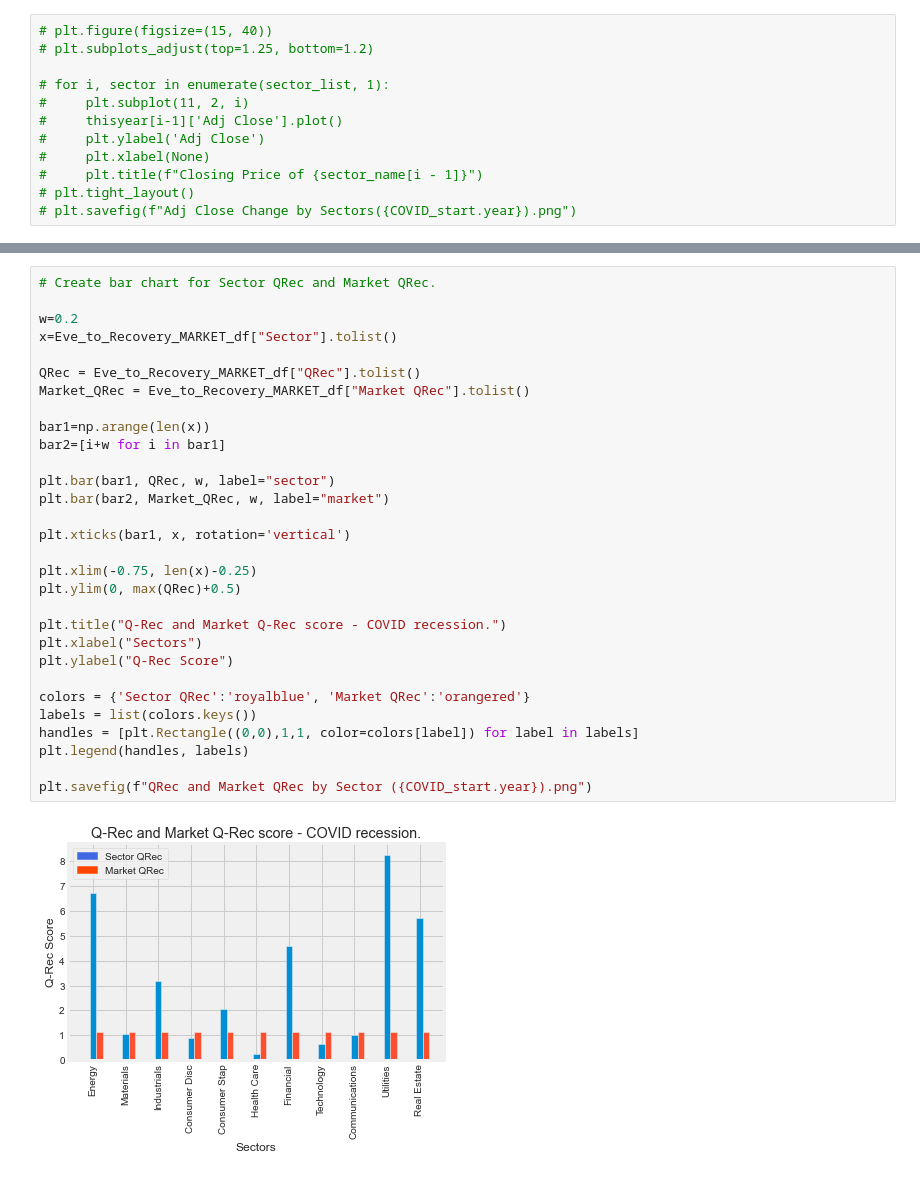
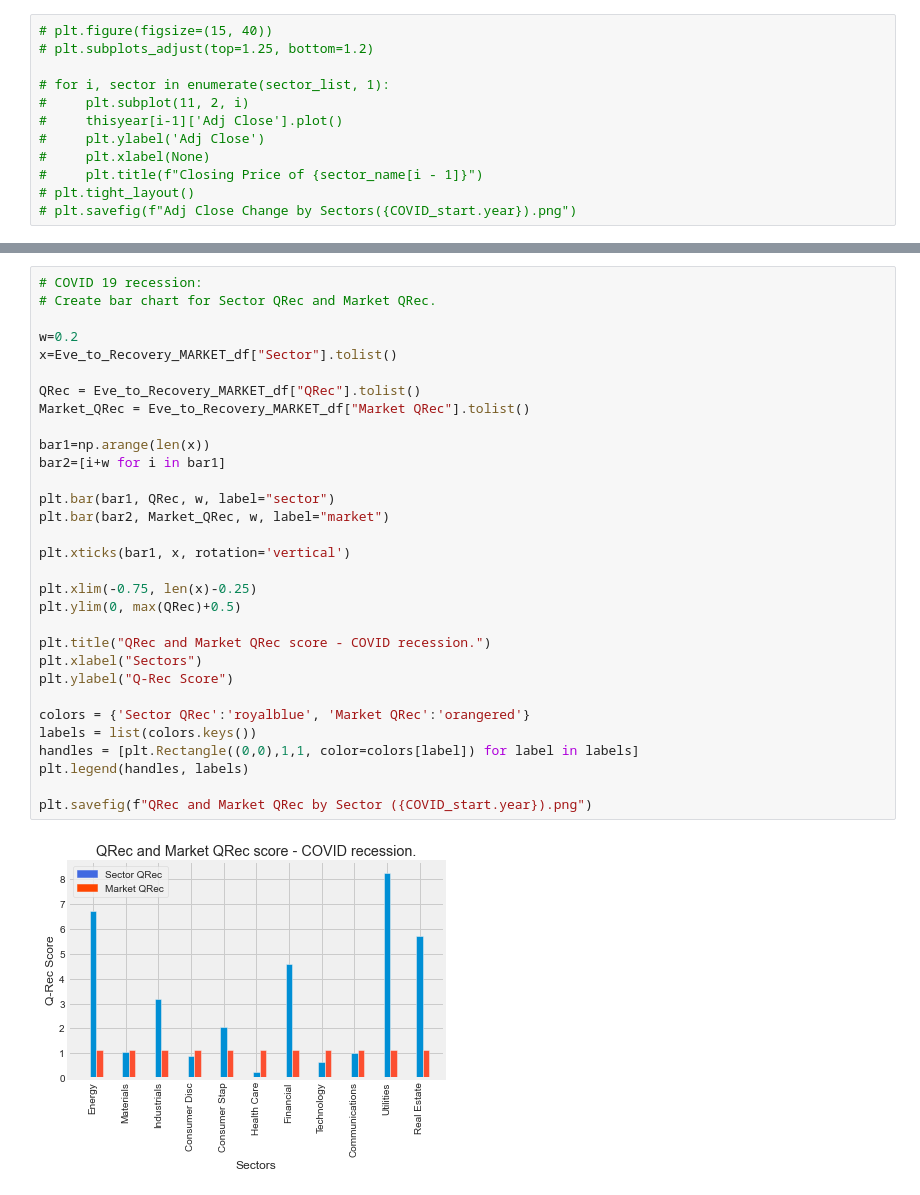
Before and after one commit to MAICATRAN/Group_Project1, a Jupyter notebook: Chris_Branch/Chris_Branch.ipynb, the cells around one changed output, grey strips where cells are left out. Cells and saved outputs as stored; diff of their text form.

Commit message:
Ready to duplicate for other recessions.

```diff
--- a/Chris_Branch/Chris_Branch.ipynb
+++ b/Chris_Branch/Chris_Branch.ipynb
@@ -495,34 +511,35 @@ Eve_to_Recovery_MARKET_df
 | 9 | 2020-01-31 | 2020-04-01 | Utilities | 350.079987 | 2021-08-17 | 503 days | ... |
 | 10 | 2020-01-31 | 2020-04-01 | Real Estate | 243.619995 | 2021-03-15 | 348 days | ... |
 # %%
+# COVID 19 recession:
 # Create bar chart for Sector QRec and Market QRec.
 
 w=0.2
 x=Eve_to_Recovery_MARKET_df["Sector"].tolist()
 
 QRec = Eve_to_Recovery_MARKET_df["QRec"].tolist()
 Market_QRec = Eve_to_Recovery_MARKET_df["Market QRec"].tolist()
 
 bar1=np.arange(len(x))
 bar2=[i+w for i in bar1]
 
 plt.bar(bar1, QRec, w, label="sector")
 plt.bar(bar2, Market_QRec, w, label="market")
 
 plt.xticks(bar1, x, rotation='vertical')
 
 plt.xlim(-0.75, len(x)-0.25)
 plt.ylim(0, max(QRec)+0.5)
 
-plt.title("Q-Rec and Market Q-Rec score - COVID recession.")
+plt.title("QRec and Market QRec score - COVID recession.")
 plt.xlabel("Sectors")
 plt.ylabel("Q-Rec Score")
 
 colors = {'Sector QRec':'royalblue', 'Market QRec':'orangered'}
 labels = list(colors.keys())
 handles = [plt.Rectangle((0,0),1,1, color=colors[label]) for label in labels]
 plt.legend(handles, labels)
 
 plt.savefig(f"QRec and Market QRec by Sector ({COVID_start.year}).png")
 # %% [output]
-[figure, old version]
+[figure, new version]
```
Also changed, not shown: parts of 15 cells of this notebook, 1 other file.
